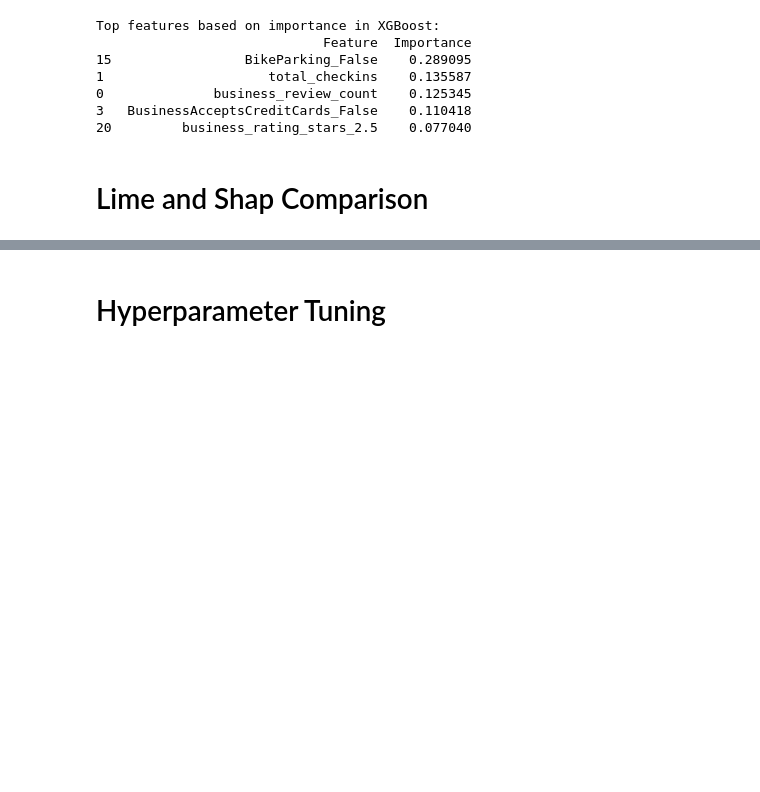
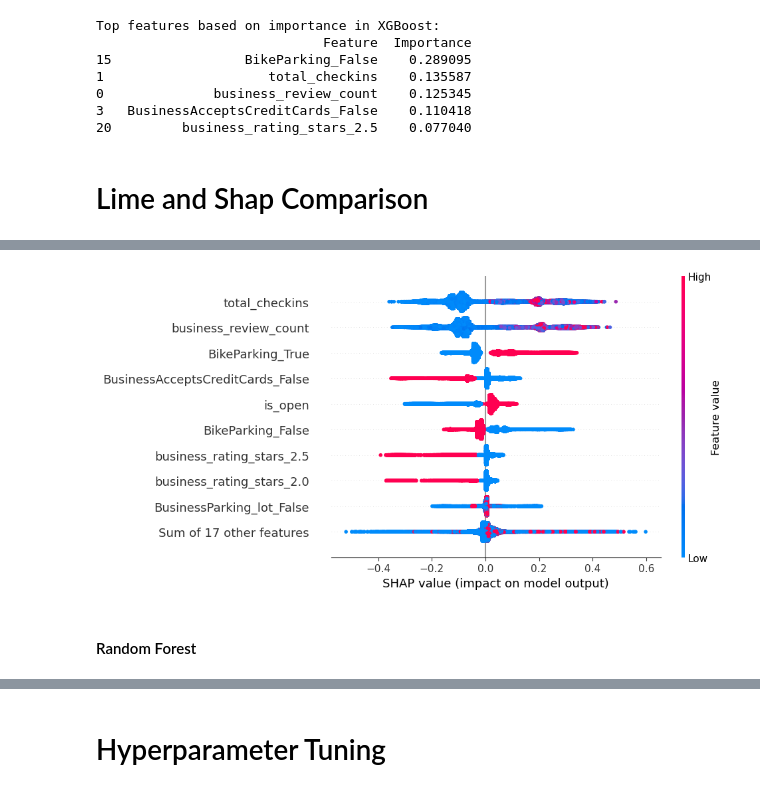
Before and after one commit to Chalithya/AISC2000_Group_01, a Jupyter notebook: ML2_Group_Assignment_1_Group_Trees 3.ipynb, the cells around one changed output, grey strips where cells are left out. Cells and saved outputs as stored; diff of their text form; code cells hidden in the pictures; blank space fills up the shorter version.

```diff
--- a/ML2_Group_Assignment_1_Group_Trees 3.ipynb
+++ b/ML2_Group_Assignment_1_Group_Trees 3.ipynb
@@ -1265,0 +1306,6 @@ Top features based on importance in XGBoost:
+# %%
+shap.plots.beeswarm(shap_values[:,:,1])
+# %% [output]
+[figure, added]
+# %% [markdown]
+#### Random Forest
```
Also changed, not shown: parts of 33 cells of this notebook.
